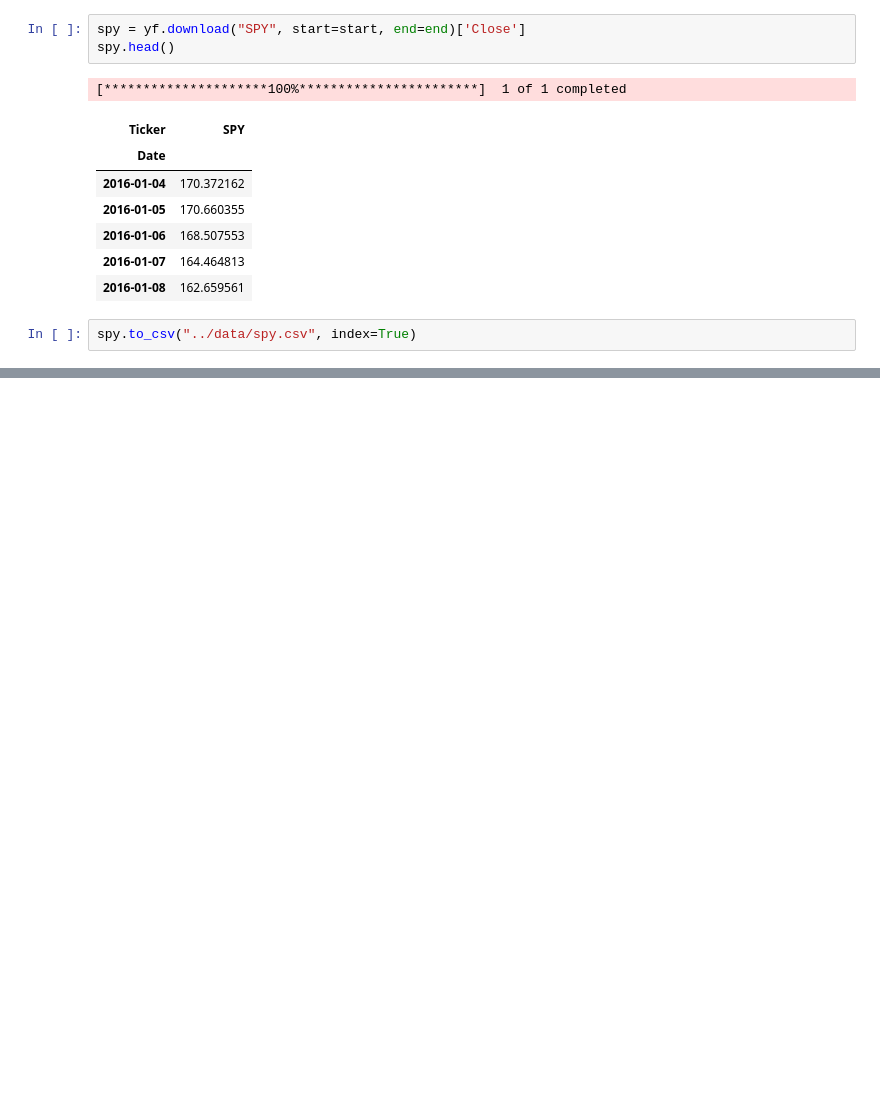
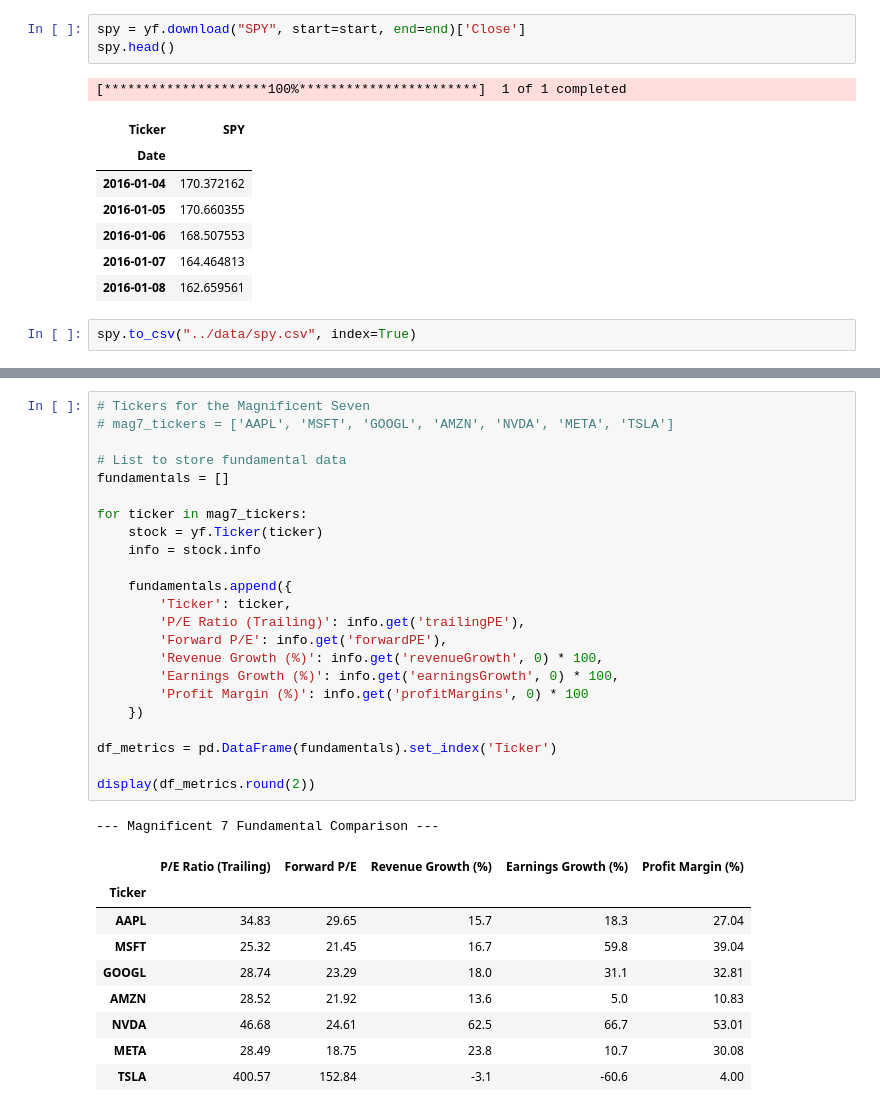
Before and after one commit to UBC-MDS/DSCI-532_2026_35_financebros, a Jupyter notebook: notebooks/eda_analysis.ipynb, the cells around one changed output, grey strips where cells are left out. Saved outputs shown, nothing was run; the diff lists cells and outputs as text; blank space fills up the shorter version.

```diff
--- a/notebooks/eda_analysis.ipynb
+++ b/notebooks/eda_analysis.ipynb
@@ -103,0 +109,34 @@ plt.show()
+# %%
+# Tickers for the Magnificent Seven
+# mag7_tickers = ['AAPL', 'MSFT', 'GOOGL', 'AMZN', 'NVDA', 'META', 'TSLA']
+
+# List to store fundamental data
+fundamentals = []
+
+for ticker in mag7_tickers:
+    stock = yf.Ticker(ticker)
+    info = stock.info
+
+    fundamentals.append({
+        'Ticker': ticker,
+        'P/E Ratio (Trailing)': info.get('trailingPE'),
+        'Forward P/E': info.get('forwardPE'),
+        'Revenue Growth (%)': info.get('revenueGrowth', 0) * 100,
+        'Earnings Growth (%)': info.get('earningsGrowth', 0) * 100,
+        'Profit Margin (%)': info.get('profitMargins', 0) * 100
+    })
+
+df_metrics = pd.DataFrame(fundamentals).set_index('Ticker')
+
+display(df_metrics.round(2))
+# %% [output]
+--- Magnificent 7 Fundamental Comparison ---
+|  | P/E Ratio (Trailing) | Forward P/E | Revenue Growth (%) | Earnings Growth (%) | Profit Margin (%) |
+| Ticker |  |  |  |  |  |
+| AAPL | 34.83 | 29.65 | 15.7 | 18.3 | 27.04 |
+| MSFT | 25.32 | 21.45 | 16.7 | 59.8 | 39.04 |
+| GOOGL | 28.74 | 23.29 | 18.0 | 31.1 | 32.81 |
+| AMZN | 28.52 | 21.92 | 13.6 | 5.0 | 10.83 |
+| NVDA | 46.68 | 24.61 | 62.5 | 66.7 | 53.01 |
+| META | 28.49 | 18.75 | 23.8 | 10.7 | 30.08 |
+| TSLA | 400.57 | 152.84 | -3.1 | -60.6 | 4.00 |
```
Also changed, not shown: parts of 6 cells of this notebook.
